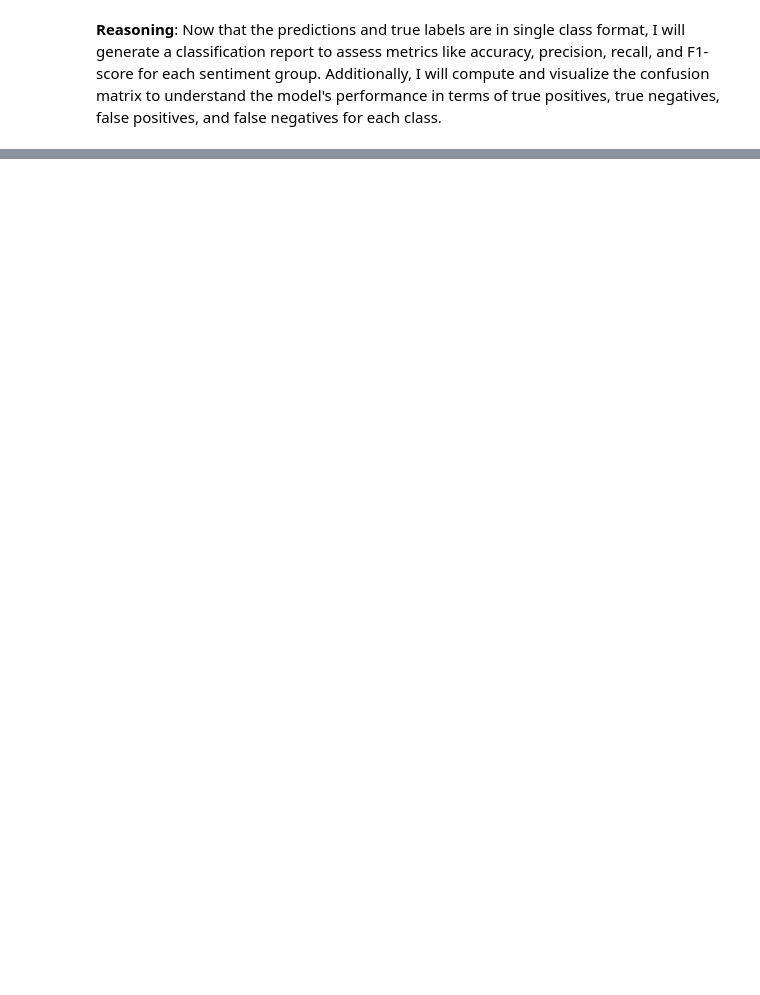
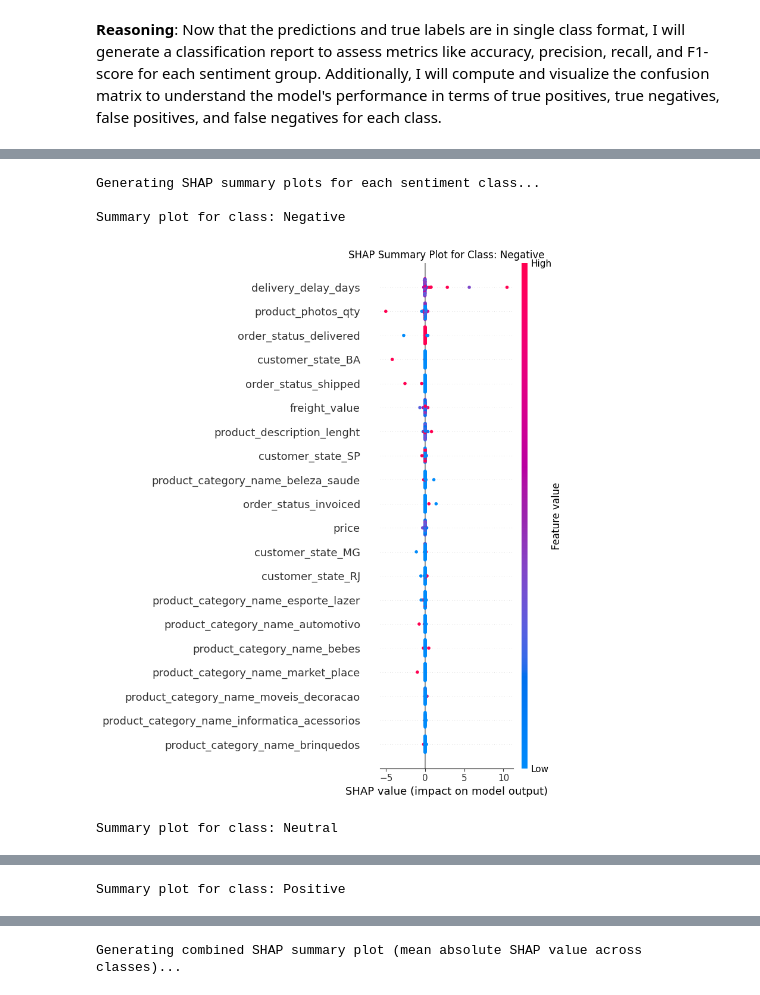
Before and after one commit to Y-Awara/Team-UNO-acl, a Jupyter notebook: MS1new.ipynb, the cells around one changed output, grey strips where cells are left out. Drawn from its saved outputs; the diff is of its cells as text; code cells hidden in the pictures; blank space fills up the shorter version.

```diff
--- a/MS1new.ipynb
+++ b/MS1new.ipynb
@@ -1568,0 +1353,8 @@ Summarize the key insights gained from the SHAP analysis regarding feature impor
+# %%
+X_train_sampled_shap = X_train.sample(n=1000, random_state=42).to_numpy().astype(float)
+X_test_subset_shap = X_test.sample(n=100, random_state=42).to_numpy().astype(float)
+
+print(f"Shape of X_train_sampled_shap: {X_train_sampled_shap.shape}")
+print(f"Dtype of X_train_sampled_shap: {X_train_sampled_shap.dtype}")
+print(f"Shape of X_test_subset_shap: {X_test_subset_shap.shape}")
+print(f"Dtype of X_test_subset_shap: {X_test_subset_shap.dtype}")
@@ -1568,0 +1397,8 @@ Summarize the key insights gained from the SHAP analysis regarding feature impor
+# %%
+explainer = shap.DeepExplainer(model, X_train_sampled_shap)
+shap_values = explainer.shap_values(X_test_subset_shap)
+
+print(f"Type of shap_values: {type(shap_values)}")
+print(f"Overall SHAP values shape (samples, features, classes): {shap_values.shape}")
+print(f"SHAP values for first sample (features, classes): {shap_values[0].shape}")
+print(f"Number of target classes: {shap_values.shape[-1]}")
@@ -1568,0 +1419,24 @@ Summarize the key insights gained from the SHAP analysis regarding feature impor
+# %%
+feature_names = X.columns.tolist()
+
+# Create a SHAP summary plot for each class
+print("Generating SHAP summary plots for each sentiment class...")
+for i, name in enumerate(target_names):
+    print(f"\nSummary plot for class: {name}")
+    shap.summary_plot(shap_values[:, :, i], X_test_subset_shap, feature_names=feature_names, show=False)
+    plt.title(f"SHAP Summary Plot for Class: {name}")
+    plt.tight_layout()
+    plt.show()
+
+# Optionally, a combined summary plot (mean absolute SHAP value)
+print("\nGenerating combined SHAP summary plot (mean absolute SHAP value across classes)...")
+shap.summary_plot(shap_values, X_test_subset_shap, feature_names=feature_names, plot_type="bar", show=False)
+plt.title("Combined SHAP Feature Importance (Mean Absolute SHAP Value)")
+plt.tight_layout()
+plt.show()
+# %% [output]
+Generating SHAP summary plots for each sentiment class...
+
+Summary plot for class: Negative
+[figure, added]
+Summary plot for class: Neutral
@@ -1568,0 +1444 @@ Summarize the key insights gained from the SHAP analysis regarding feature impor
+Summary plot for class: Positive
@@ -1568,0 +1446 @@ Summarize the key insights gained from the SHAP analysis regarding feature impor
+Generating combined SHAP summary plot (mean absolute SHAP value across classes)...
```
Also changed, not shown: parts of 55 cells of this notebook.
